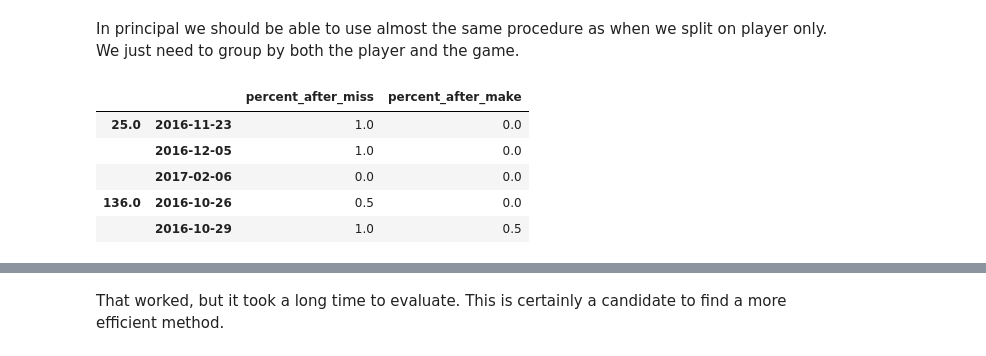
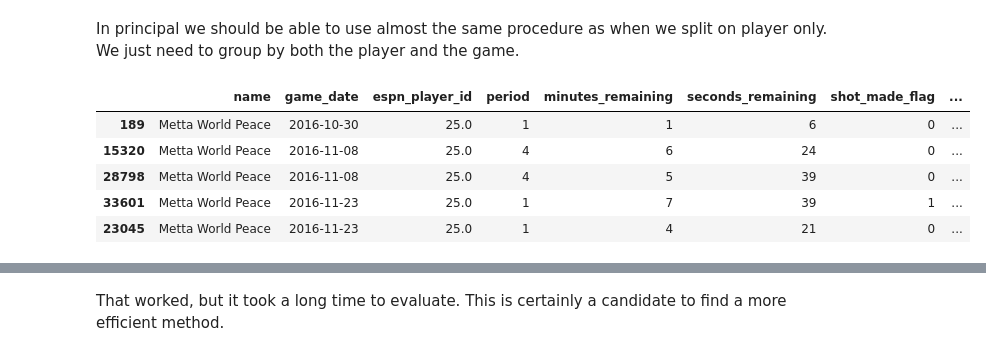
Before and after one commit to pbyrnes/hotHand, a Jupyter notebook: notebooks/hotHandEffect.ipynb, the cells around one changed output, grey strips where cells are left out. Saved outputs shown, nothing was run; the diff lists cells and outputs as text; code cells hidden in the pictures.

```diff
--- a/notebooks/hotHandEffect.ipynb
+++ b/notebooks/hotHandEffect.ipynb
@@ -172,26 +167,12 @@ Where to go from here?  There are a number of things we could tidy up.  Some of
 ## Splitting shots on a per game basis
 # %% [markdown]
 In principal we should be able to use almost the same procedure as when we split on player only.  We just need to group by both the player and the game.
-# %%
-shots_grouped_by_player_and_game = shots.groupby(['espn_player_id','game_date'])
-
-# to collect the perecentages afer make/miss for each player
-player_shot_dict = {}
-
-for id,group in shots_grouped_by_player_and_game:
-    player_stats = {}
-    group['previous_shot_made_flag'] = group['shot_made_flag'].shift(1)
-    player_stats[(group.iloc[0]['espn_player_id'],group.iloc[0]['game_date'])] = group[['shot_made_flag','previous_shot_made_flag']].groupby('previous_shot_made_flag').aggregate([numpy.mean,numpy.sum,numpy.count_nonzero])['shot_made_flag']
-
-    # filter out players who did not attempt at least one shot after both a make and a miss
-    if not player_stats[id].empty and player_stats[id].index.size == 2:
-            player_shot_dict[id] = {'percent_after_miss':player_stats[id].loc[0]['mean'], 'percent_after_make':player_stats[id].loc[1]['mean']}
-player_shot_df = pd.DataFrame.from_dict(data=player_shot_dict,orient='index')
-player_shot_df.head()
-# %% [output]
-|  |  | percent_after_miss | percent_after_make |
-| 25.0 | 2016-11-23 | 1.0 | 0.0 |
-|  | 2016-12-05 | 1.0 | 0.0 |
-|  | 2017-02-06 | 0.0 | 0.0 |
-| 136.0 | 2016-10-26 | 0.5 | 0.0 |
-|  | 2016-10-29 | 1.0 | 0.5 |
+# %%
+shots_only_previous.head()
+# %% [output]
+|  | name | game_date | espn_player_id | period | minutes_remaining | seconds_remaining | shot_made_flag | ... |
+| 189 | Metta World Peace | 2016-10-30 | 25.0 | 1 | 1 | 6 | 0 | ... |
+| 15320 | Metta World Peace | 2016-11-08 | 25.0 | 4 | 6 | 24 | 0 | ... |
+| 28798 | Metta World Peace | 2016-11-08 | 25.0 | 4 | 5 | 39 | 0 | ... |
+| 33601 | Metta World Peace | 2016-11-23 | 25.0 | 1 | 7 | 39 | 1 | ... |
+| 23045 | Metta World Peace | 2016-11-23 | 25.0 | 1 | 4 | 21 | 0 | ... |
```
Also changed, not shown: parts of 12 cells of this notebook.
